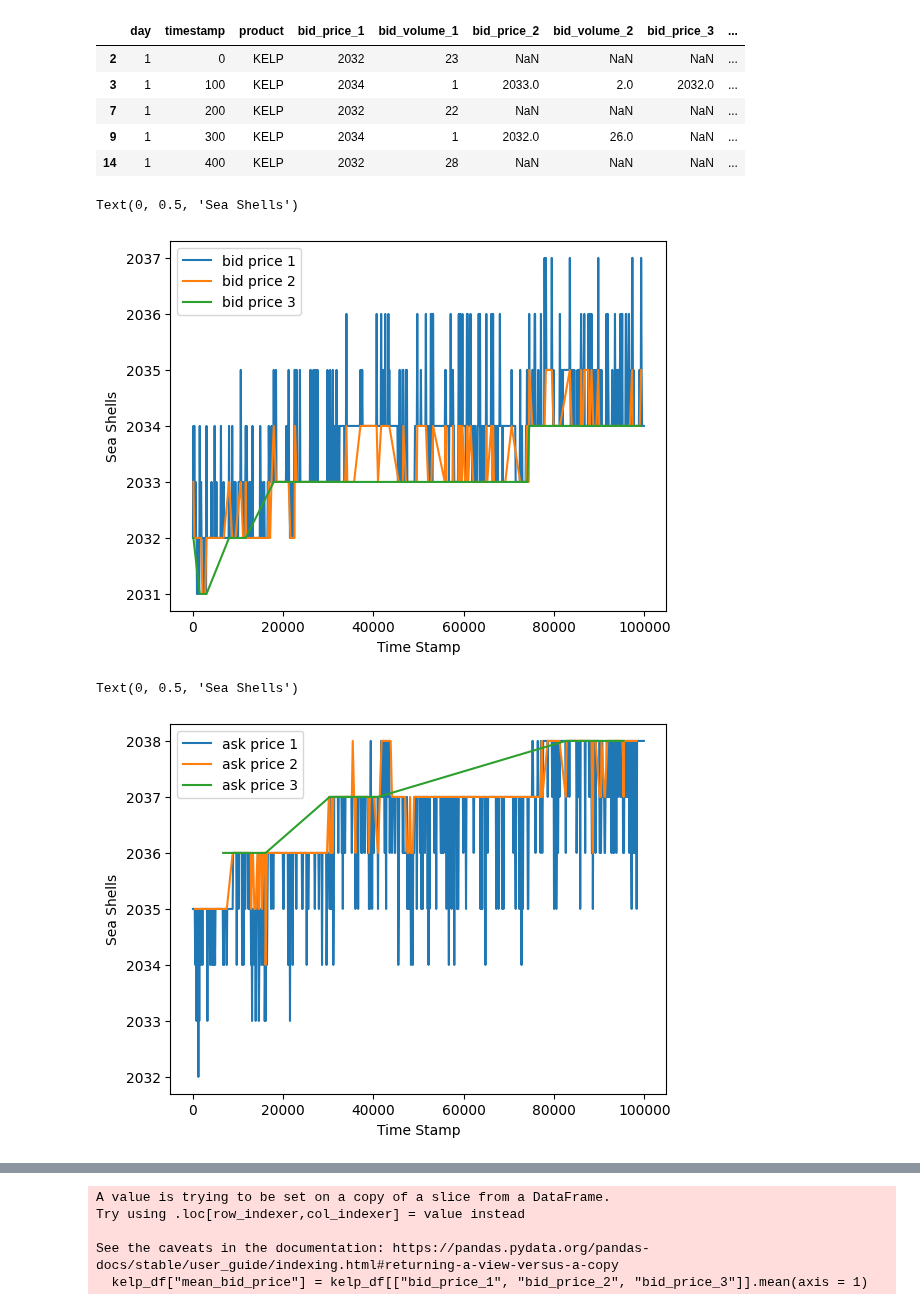
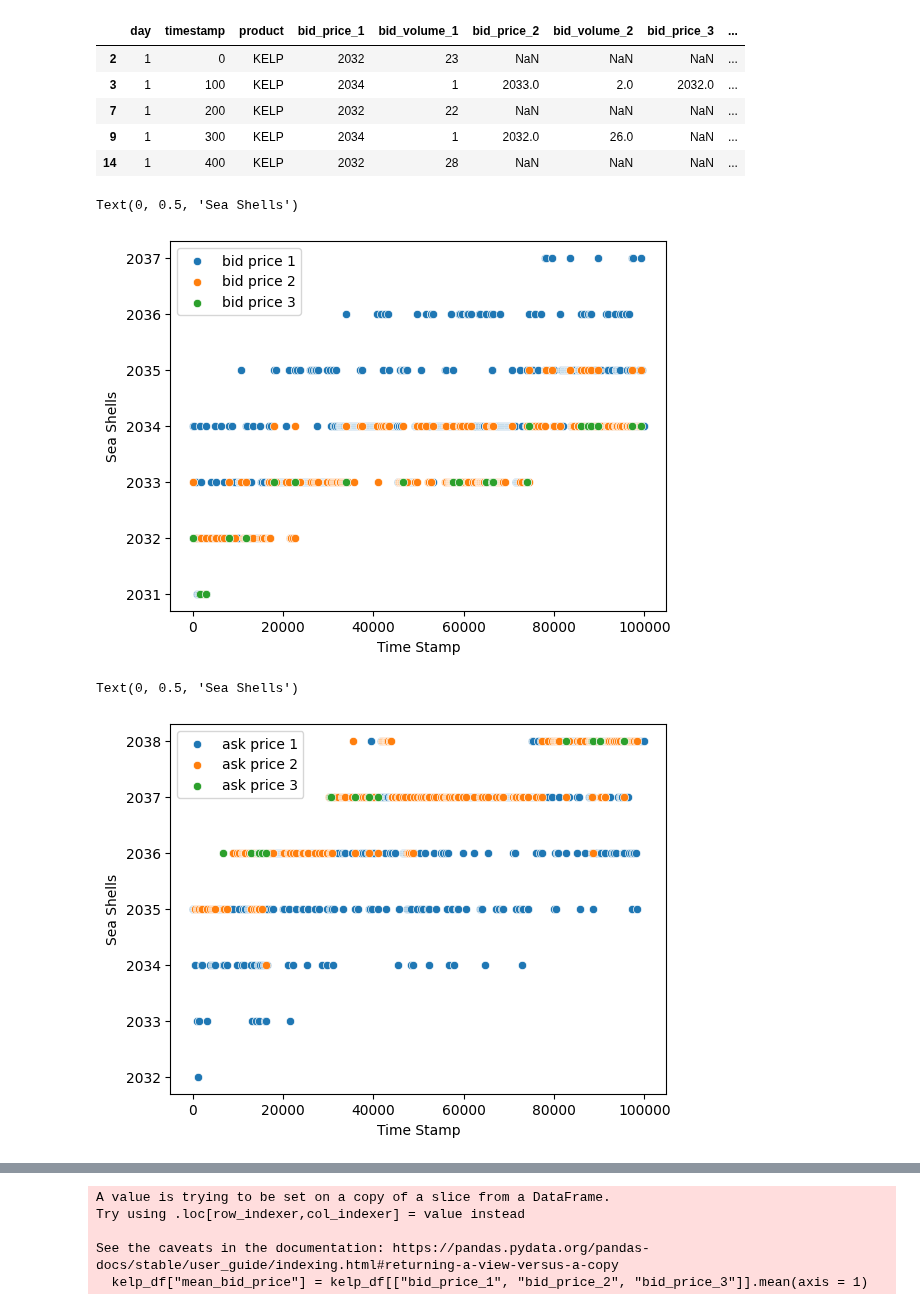
Before and after one commit to Advay-K1/IMC_Prosperity, a Jupyter notebook: analysis/round1/kelp_round1.ipynb, the cells around one changed output, grey strips where cells are left out. Drawn from its saved outputs; the diff is of its cells as text; code cells hidden in the pictures.

```diff
--- a/analysis/round1/kelp_round1.ipynb
+++ b/analysis/round1/kelp_round1.ipynb
@@ -5,8 +5,8 @@ import matplotlib.pyplot as plt
 import seaborn as sns
 
 
-round0_df = pd.read_csv("../../data/round1.csv", delimiter= ";")
-round0_df.head()
+round1_df = pd.read_csv("../../data/round1.csv", delimiter= ";")
+round1_df.head()
 # %% [output]
 |  | day | timestamp | product | bid_price_1 | bid_volume_1 | bid_price_2 | bid_volume_2 | bid_price_3 | ... |
 | 0 | 1 | 0 | SQUID_INK | 1834 | 23 | NaN | NaN | NaN | ... |
@@ -15,7 +15,7 @@ round0_df.head()
 | 3 | 1 | 100 | KELP | 2034 | 1 | 2033.0 | 2.0 | 2032.0 | ... |
 | 4 | 1 | 100 | SQUID_INK | 1837 | 1 | 1836.0 | 2.0 | 1835.0 | ... |
 # %%
-kelp_df = round0_df[round0_df["product"] == "KELP"]
+kelp_df = round1_df[round1_df["product"] == "KELP"]
 kelp_df.head()
 # %% [output]
 |  | day | timestamp | product | bid_price_1 | bid_volume_1 | bid_price_2 | bid_volume_2 | bid_price_3 | ... |
@@ -25,22 +25,22 @@ kelp_df.head()
 | 9 | 1 | 300 | KELP | 2034 | 1 | 2032.0 | 26.0 | NaN | ... |
 | 14 | 1 | 400 | KELP | 2032 | 28 | NaN | NaN | NaN | ... |
 # %%
-sns.lineplot(data = kelp_df, x = "timestamp", y = "bid_price_1", label = "bid price 1")
-sns.lineplot(data = kelp_df, x = "timestamp", y = "bid_price_2", label = "bid price 2")
-sns.lineplot(data = kelp_df, x = "timestamp", y = "bid_price_3", label = "bid price 3")
+sns.scatterplot(data = kelp_df, x = "timestamp", y = "bid_price_1", label = "bid price 1")
+sns.scatterplot(data = kelp_df, x = "timestamp", y = "bid_price_2", label = "bid price 2")
+sns.scatterplot(data = kelp_df, x = "timestamp", y = "bid_price_3", label = "bid price 3")
 plt.xlabel("Time Stamp")
 plt.ylabel("Sea Shells")
 # %% [output]
 Text(0, 0.5, 'Sea Shells')
-[figure, old version]
+[figure, new version]
 # %%
-sns.lineplot(data = kelp_df, x = "timestamp", y = "ask_price_1", label = "ask price 1")
-sns.lineplot(data = kelp_df, x = "timestamp", y = "ask_price_2", label = "ask price 2")
-sns.lineplot(data = kelp_df, x = "timestamp", y = "ask_price_3", label = "ask price 3")
+sns.scatterplot(data = kelp_df, x = "timestamp", y = "ask_price_1", label = "ask price 1")
+sns.scatterplot(data = kelp_df, x = "timestamp", y = "ask_price_2", label = "ask price 2")
+sns.scatterplot(data = kelp_df, x = "timestamp", y = "ask_price_3", label = "ask price 3")
 plt.xlabel("Time Stamp")
 plt.ylabel("Sea Shells")
 # %% [output]
 Text(0, 0.5, 'Sea Shells')
-[figure, old version]
+[figure, new version]
 # %%
 kelp_df["mean_ask_price"] = kelp_df[["ask_price_1", "ask_price_2", "ask_price_3"]].mean(axis = 1)
```
Also changed, not shown: parts of 3 cells of this notebook, 2 other files.
